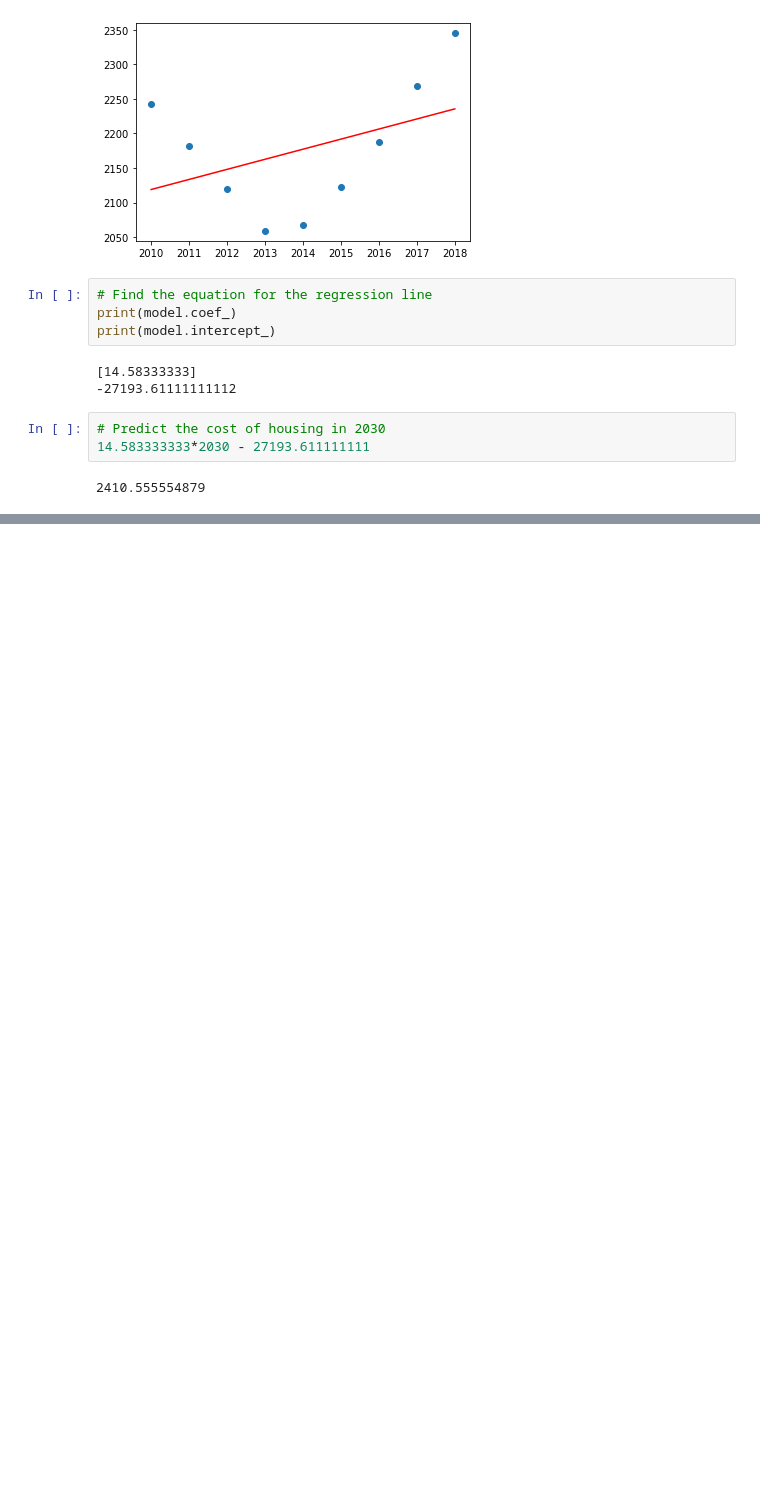
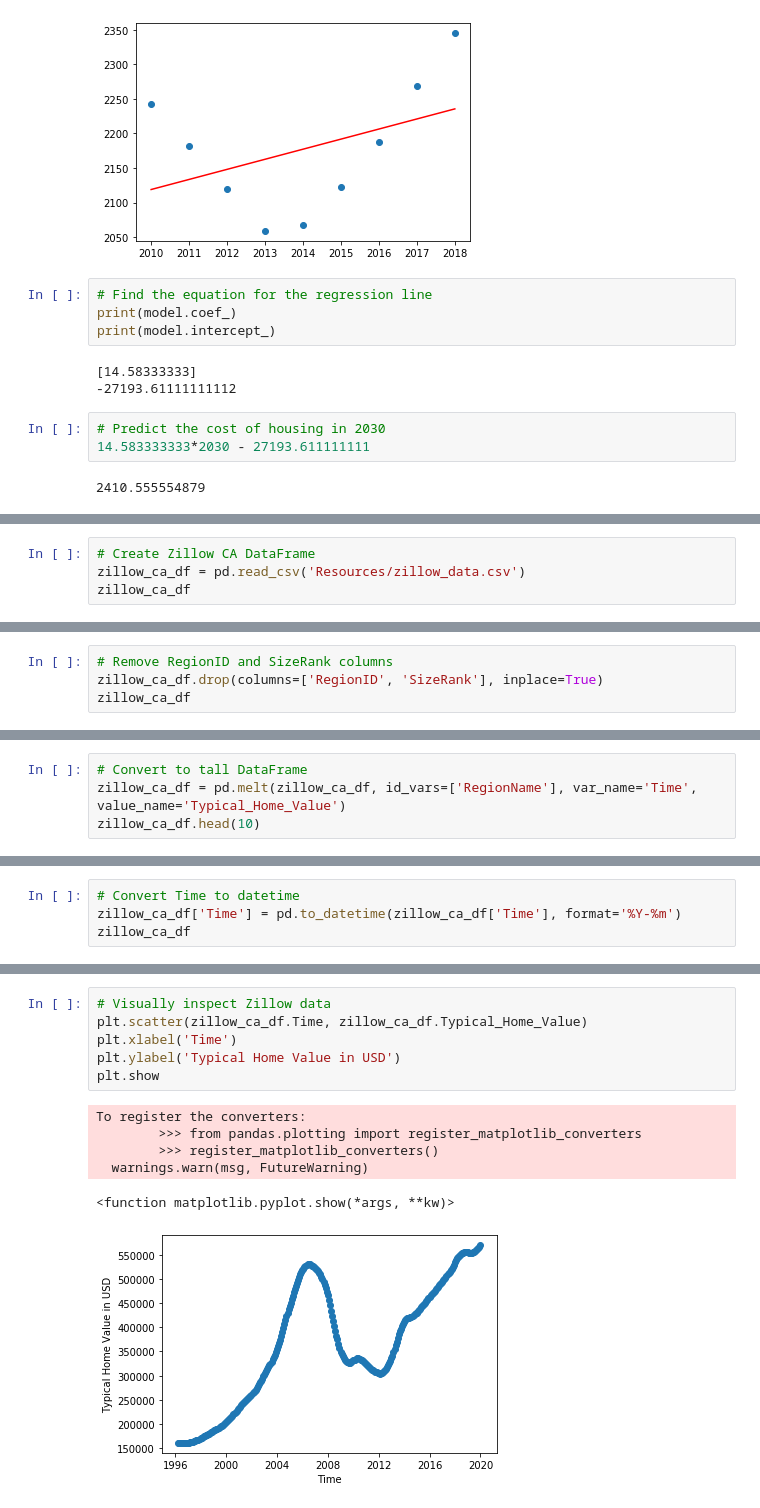
Before and after one commit to JVChermak/Leaving_California, a Jupyter notebook: median_housing_linreg.ipynb, the cells around one changed output, grey strips where cells are left out. Saved outputs shown, nothing was run; the diff lists cells and outputs as text; blank space fills up the shorter version.

```diff
--- a/median_housing_linreg.ipynb
+++ b/median_housing_linreg.ipynb
@@ -93,0 +148,4 @@ print(model.intercept_)
+# %%
+# Create Zillow CA DataFrame
+zillow_ca_df = pd.read_csv('Resources/zillow_data.csv')
+zillow_ca_df
@@ -93,0 +156,4 @@ print(model.intercept_)
+# %%
+# Remove RegionID and SizeRank columns
+zillow_ca_df.drop(columns=['RegionID', 'SizeRank'], inplace=True)
+zillow_ca_df
@@ -93,0 +164,4 @@ print(model.intercept_)
+# %%
+# Convert to tall DataFrame
+zillow_ca_df = pd.melt(zillow_ca_df, id_vars=['RegionName'], var_name='Time', value_name='Typical_Home_Value')
+zillow_ca_df.head(10)
@@ -93,0 +187,4 @@ print(model.intercept_)
+# %%
+# Convert Time to datetime
+zillow_ca_df['Time'] = pd.to_datetime(zillow_ca_df['Time'], format='%Y-%m')
+zillow_ca_df
@@ -93,0 +205,13 @@ print(model.intercept_)
+# %%
+# Visually inspect Zillow data
+plt.scatter(zillow_ca_df.Time, zillow_ca_df.Typical_Home_Value)
+plt.xlabel('Time')
+plt.ylabel('Typical Home Value in USD')
+plt.show
+# %% [output]
+To register the converters:
+        >>> from pandas.plotting import register_matplotlib_converters
+        >>> register_matplotlib_converters()
+  warnings.warn(msg, FutureWarning)
+<function matplotlib.pyplot.show(*args, **kw)>
+[figure, added]
```
Also changed, not shown: parts of 22 cells of this notebook, 5 other files.
